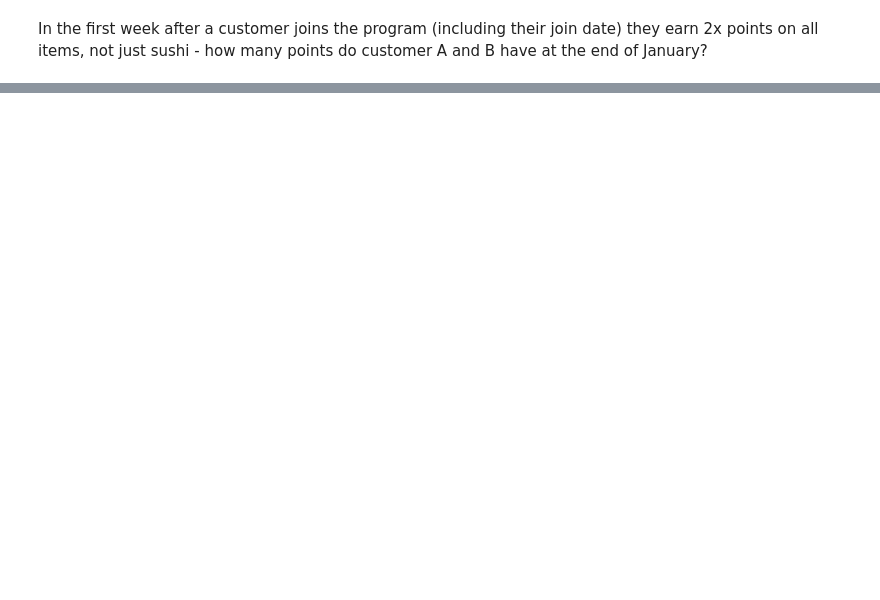
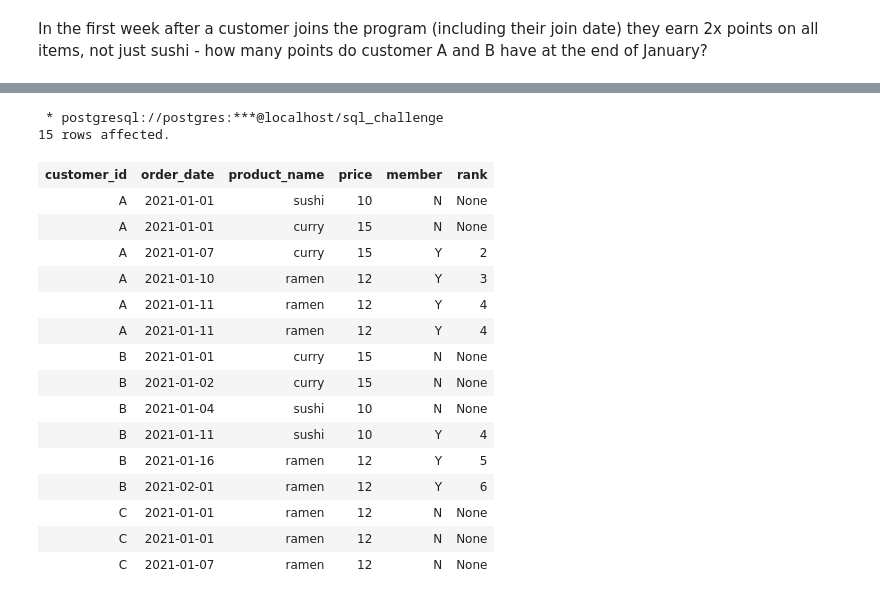
Before and after one commit to joshuaati/8_weeks_sql_challenge, a Jupyter notebook: week 1/queries.ipynb, the cells around one changed output, grey strips where cells are left out. Drawn from its saved outputs; the diff is of its cells as text; code cells hidden in the pictures; blank space fills up the shorter version.

```diff
--- a/week 1/queries.ipynb
+++ b/week 1/queries.ipynb
@@ -220,0 +307,40 @@ In the first week after a customer joins the program (including their join date)
+# %%
+%%sql
+SELECT
+    customer_id,
+    order_date,
+    product_name,
+    price,
+    CASE
+        WHEN order_date < join_date THEN 'N'
+        WHEN join_date IS NULL THEN 'N'
+        ELSE 'Y' END AS member,
+    CASE WHEN order_date < join_date THEN null
+        WHEN join_date IS NULL THEN null
+        ELSE DENSE_RANK() OVER (PARTITION BY customer_id ORDER BY order_date) END AS rank
+
+
+FROM dannys_diner.sales AS s
+JOIN dannys_diner.menu AS mn
+USING(product_id)
+LEFT JOIN dannys_diner.members AS mb
+USING(customer_id)
+# %% [output]
+ * postgresql://postgres:***@localhost/sql_challenge
+15 rows affected.
+| customer_id | order_date | product_name | price | member | rank |
+| A | 2021-01-01 | sushi | 10 | N | None |
+| A | 2021-01-01 | curry | 15 | N | None |
+| A | 2021-01-07 | curry | 15 | Y | 2 |
+| A | 2021-01-10 | ramen | 12 | Y | 3 |
+| A | 2021-01-11 | ramen | 12 | Y | 4 |
+| A | 2021-01-11 | ramen | 12 | Y | 4 |
+| B | 2021-01-01 | curry | 15 | N | None |
+| B | 2021-01-02 | curry | 15 | N | None |
+| B | 2021-01-04 | sushi | 10 | N | None |
+| B | 2021-01-11 | sushi | 10 | Y | 4 |
+| B | 2021-01-16 | ramen | 12 | Y | 5 |
+| B | 2021-02-01 | ramen | 12 | Y | 6 |
+| C | 2021-01-01 | ramen | 12 | N | None |
+| C | 2021-01-01 | ramen | 12 | N | None |
+| C | 2021-01-07 | ramen | 12 | N | None |
```
Also changed, not shown: parts of 9 cells of this notebook.
